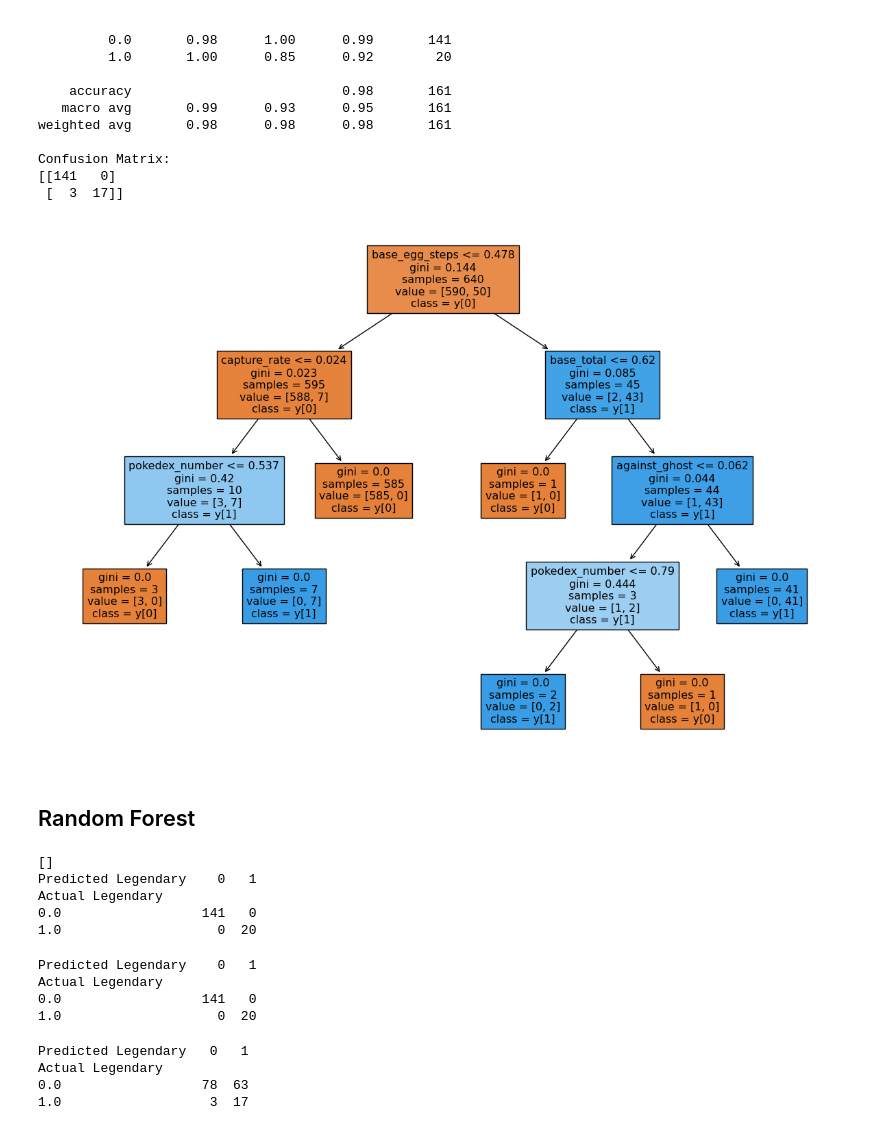
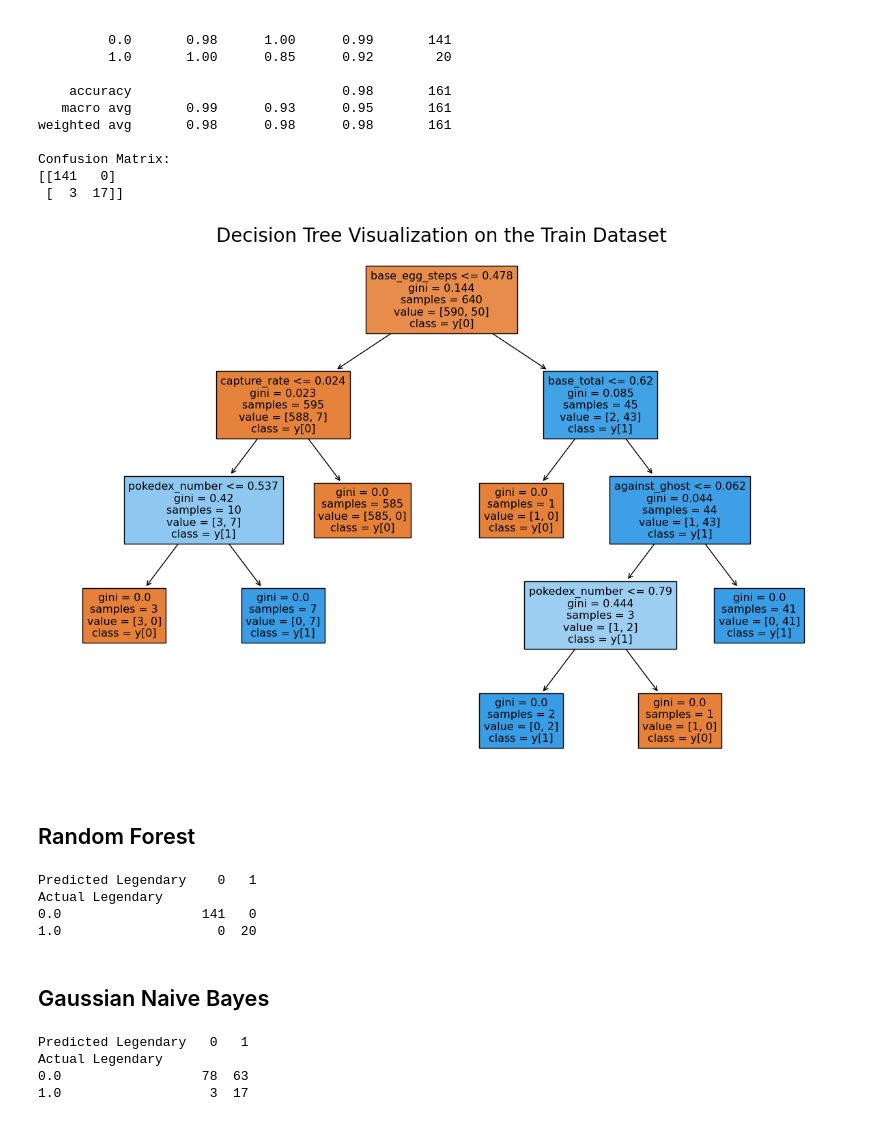
Before and after one commit to ilhamiy/PokemonClassificationML, a Jupyter notebook: Classification_of_Legendary_Pokemon.ipynb, the cells around one changed output. Drawn from its saved outputs; the diff is of its cells as text; code cells hidden in the pictures.

```diff
--- a/Classification_of_Legendary_Pokemon.ipynb
+++ b/Classification_of_Legendary_Pokemon.ipynb
@@ -232,7 +229,7 @@ pokemon_df = pd.concat([pokemon_df, one_hot_encoded], axis=1)
 pokemon_df = pokemon_df.drop(columns='type1')
 pokemon_df = pokemon_df.drop(columns='type2')
 pokemon_df = pokemon_df.drop(columns='classfication') # 588 farklı kategori olduğu için silindi
-pokemon_df = pokemon_df.drop(columns='abilities') # 482 farklı kategori olduğu için silindi
+# pokemon_df = pokemon_df.drop(columns='abilities') # 482 farklı kategori olduğu için silindi
 # %%
 pd.set_option('display.max_columns', None)
 pokemon_df.head()
@@ -336,64 +333,19 @@ Confusion Matrix:
 # %%
 from sklearn.tree import DecisionTreeClassifier, plot_tree
 import matplotlib.pyplot as plt
 
 # Assuming you have a DataFrame with features (X) and target variable (y)
 # Replace X and y with your actual feature matrix and target variable
 
 # Visualize the decision tree
 plt.figure(figsize=(15, 10))
 plot_tree(tree_classifier, filled=True, feature_names=X.columns, class_names=True, rounded=False)
+plt.title('Decision Tree Visualization on the Train Dataset', fontsize=20)  # Add this line for the title
 plt.show()
 # %% [output]
-[figure, old version]
+[figure, new version]
 # %% [markdown]
 ## Random Forest
-# %%
-# select categorical columns
-categorical_cols = [cname for cname in X_train.columns if
-                    X_train[cname].dtype == 'object']
-
-# select numerical columns
-numerical_cols = [cname for cname in X_train.columns if
-                 X_train[cname].dtype in ['int64', 'float64']]
-
-print (categorical_cols)
-# Impute weight and height values
-
-# preprocessing the numerical data
-numerical_transform = SimpleImputer(strategy='mean')
-
-# preprocesing the categorical transform
-categorical_transform = Pipeline(steps= [('imputer', SimpleImputer(strategy = 'most_frequent')),
-                                        ('onehot', OneHotEncoder(handle_unknown = 'ignore'))
-                                        ])
-
-# bundling the preprocessing transformers
-preprocessor = ColumnTransformer(transformers = [('num', numerical_transform, numerical_cols),
-                                              ('cat', categorical_transform, categorical_cols)])
-# Define models...
-rf_model = RandomForestClassifier (n_estimators=100, random_state=42)
-
-# combine preprocesser with model in a pipeline
-p1 = Pipeline(steps=[('preprocessorrf', preprocessor), ('modelrf', rf_model)])
-
-# preprocess of training data, fit the model
-p1.fit(X_train, y_train)
-
-
-# proprocess validation data, obtain predictions
-p1pred = p1.predict(X_test)
-
-
-preds1 = X.index[p1pred.astype(int)]
-
-print(pd.crosstab(y_test, preds1, rownames=['Actual Legendary'], colnames=['Predicted Legendary']))
-# %% [output]
-[]
-Predicted Legendary    0   1
-Actual Legendary
-0.0                  141   0
-1.0                    0  20
 # %%
 # Using RandomForest Model
 rf_model.fit(X_train, y_train)
@@ -410,6 +362,8 @@ Predicted Legendary    0   1
 Actual Legendary
 0.0                  141   0
 1.0                    0  20
+# %% [markdown]
+## Gaussian Naive Bayes
 # %%
 from sklearn.naive_bayes import GaussianNB
 
```
Also changed, not shown: parts of 13 cells of this notebook.
